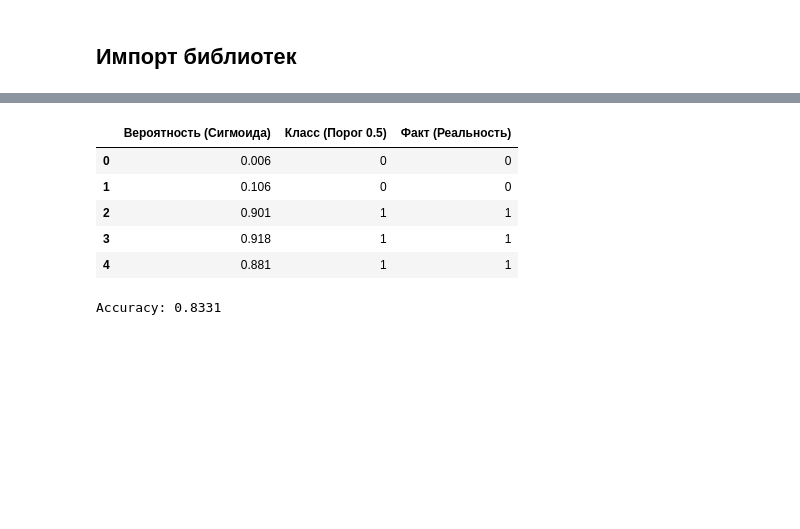
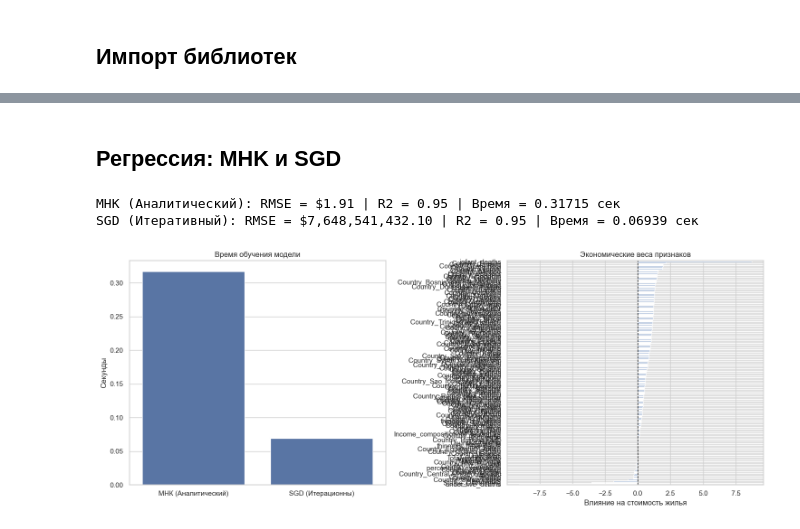
Before and after one commit to lasle512/KPFURepo_AI_2026, a Jupyter notebook: lab4/SkripkoDanil_4231133_lab4.ipynb, the cells around one changed output, grey strips where cells are left out. Cells and saved outputs as stored; diff of their text form; code cells hidden in the pictures; blank space fills up the shorter version.

```diff
--- a/lab4/SkripkoDanil_4231133_lab4.ipynb
+++ b/lab4/SkripkoDanil_4231133_lab4.ipynb
@@ -110,32 +69,53 @@ array([[ 1.27258656, -1.3728112 ,  0.34849025, ..., -0.01556621,
-# %%
-median_class = y_train.median()
-y_train_class = (y_train>median_class).astype(int)
-y_test_class = (y_test>median_class).astype(int)
-clf = LogisticRegression(max_iter=1000, random_state=42)
-clf.fit(X_train, y_train_class)
-sample_probs = clf.predict_proba(X_test[:5])[:, 1]
-sample_preds = clf.predict(X_test[:5])
-
-results_class = pd.DataFrame(
-    {
-        "Вероятность (Сигмоида)":sample_probs,
-        "Класс (Порог 0.5)":sample_preds,
-        "Факт (Реальность)":y_test_class.iloc[:5].values,
-    }
-)
-display(results_class.round(3))
-print(f"Accuracy: {accuracy_score(y_test_class, clf.predict(X_test)):.4f}")
-# %% [output]
-|  | Вероятность (Сигмоида) | Класс (Порог 0.5) | Факт (Реальность) |
-| 0 | 0.006 | 0 | 0 |
-| 1 | 0.106 | 0 | 0 |
-| 2 | 0.901 | 1 | 1 |
-| 3 | 0.918 | 1 | 1 |
-| 4 | 0.881 | 1 | 1 |
-Accuracy: 0.8331
+# %% [markdown]
+## Регрессия: MHK и SGD
 # %%
 start_ols = time.time()
 ols = LinearRegression()
+ols.fit(X_train, y_train)
+time_ols = time.time()-start_ols
+pred_ols = ols.predict(X_test)
+
+start_sgd = time.time()
+sgd = SGDRegressor(
+    max_iter=1000,
+    tol=1e-3,
+    eta0=0.01,
+    learning_rate="adaptive",
+    random_state=42
+)
+sgd.fit(X_train, y_train)
+time_sgd = time.time() - start_sgd
+pred_sgd = sgd.predict(X_test)
+
+rmse_ols = np.sqrt(mean_squared_error(y_test, pred_ols))
+r2_ols = r2_score(y_test, pred_ols)
+rmse_sgd = np.sqrt(mean_squared_error(y_test, pred_sgd))
+r2_sgd = r2_score(y_test, pred_ols)
+
+print(f'MHK (Аналитический): RMSE = ${rmse_ols:,.2f} | R2 = {r2_ols:,.2f} | Время = {time_ols:,.5f} сек')
+print(f'SGD (Итеративный): RMSE = ${rmse_sgd:,.2f} | R2 = {r2_sgd:,.2f} | Время = {time_sgd:,.5f} сек')
+# %% [output]
+MHK (Аналитический): RMSE = $1.91 | R2 = 0.95 | Время = 0.31715 сек
+SGD (Итеративный): RMSE = $7,648,541,432.10 | R2 = 0.95 | Время = 0.06939 сек
 # %%
-start_ols = time.time()
-ols = LinearRegression()
+fig, axes = plt.subplots(1, 2, figsize=(15, 6))
+
+# 1 Сравнение времени выполнения
+sns.barplot(
+    x=['МНК (Аналитический)', 'SGD (Итерационны)'],
+    y=[time_ols, time_sgd],
+    ax=axes[0],
+)
+axes[0].set_title('Время обучения модели')
+axes[0].set_ylabel('Секунды')
+
+weights = pd.Series(ols.coef_, index=X.columns).sort_values()
+weights.plot(kind='barh', ax=axes[1])
+axes[1].set_title('Экономические веса признаков')
+axes[1].set_xlabel('Влияние на стоимость жилья')
+axes[1].axvline(0, color='black', linestyle='--', lw=1)
+
+plt.tight_layout()
+plt.show()
+# %% [output]
+[figure, added]
```
Also changed, not shown: parts of 6 cells of this notebook.
